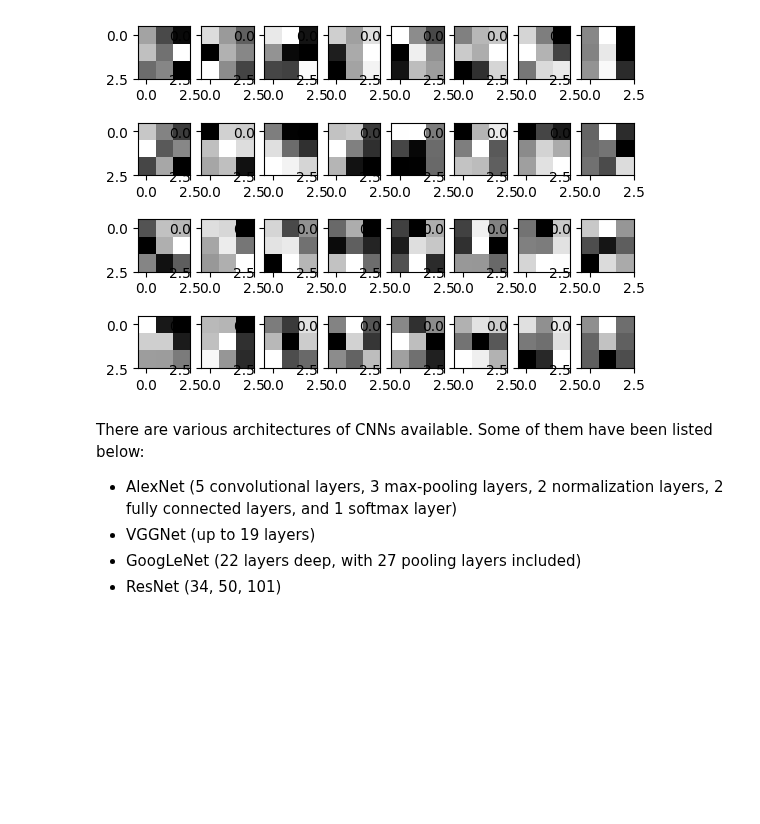
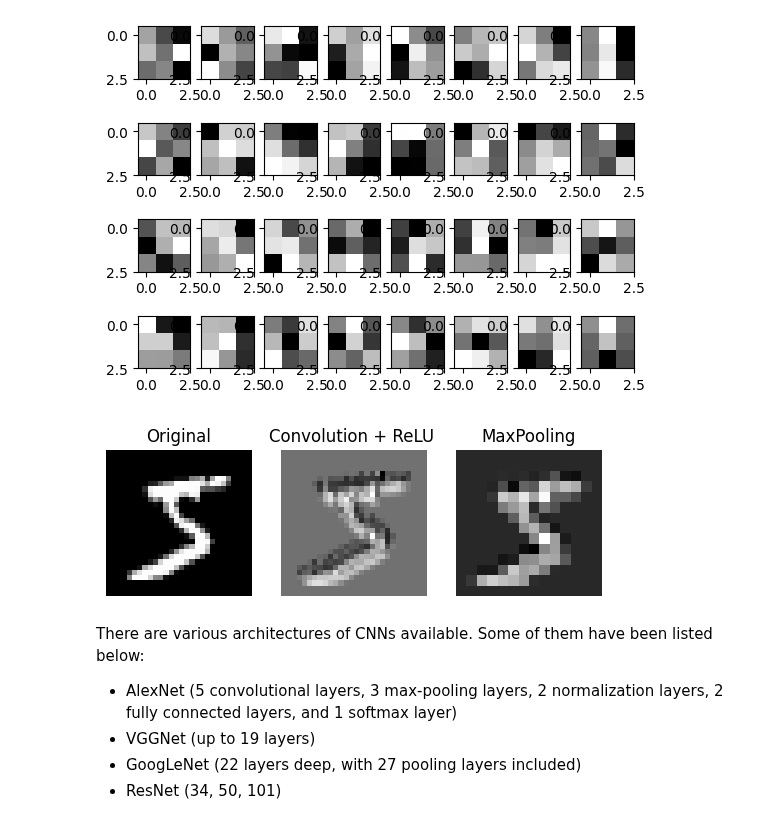
Before and after one commit to Amirosimani/Machine_Learning_Pratt, a Jupyter notebook: labs/lab_10_CV.ipynb, the cells around one changed output. Cells and saved outputs as stored; diff of their text form; code cells hidden in the pictures; blank space fills up the shorter version.

Commit message:
transformed images added

```diff
--- a/labs/lab_10_CV.ipynb
+++ b/labs/lab_10_CV.ipynb
@@ -568,6 +568,46 @@ for ax, weight in zip(axes.ravel(), weights.T):
     ax.imshow(weight[0, :, :])
 # %% [output]
 [figure]
+# %%
+example_image = x_train[0:1]
+# %%
+conv_output = tf.nn.conv2d(example_image, weights, strides=[1, 1, 1, 1], padding='SAME')
+conv_output = conv_output + biases
+
+
+# Apply ReLU activation
+conv_output = tf.nn.relu(conv_output)
+
+# Now apply MaxPooling (2x2)
+pooling_layer = layers.MaxPooling2D(pool_size=(2, 2), strides=(2, 2), padding='SAME')
+
+# Apply max pooling
+pool_output = pooling_layer(conv_output)
+
+# Convert the tensor to numpy for visualization
+pool_output_np = pool_output.numpy()
+# %%
+# Plot the original image
+plt.subplot(1, 3, 1)
+plt.title("Original")
+plt.imshow(example_image[0, :, :, 0])
+plt.axis("off")
+
+# Plot the convolution output (after ReLU activation)
+plt.subplot(1, 3, 2)
+plt.title("Convolution + ReLU ")
+plt.imshow(conv_output[0, :, :, 0])
+plt.axis("off")
+
+# Plot the output after MaxPooling
+plt.subplot(1, 3, 3)
+plt.title("MaxPooling")
+plt.imshow(pool_output_np[0, :, :, 0])
+plt.axis("off")
+
+plt.show()
+# %% [output]
+[figure, added]
 # %% [markdown]
 There are various architectures of CNNs available. Some of them have been listed below:
 
```
